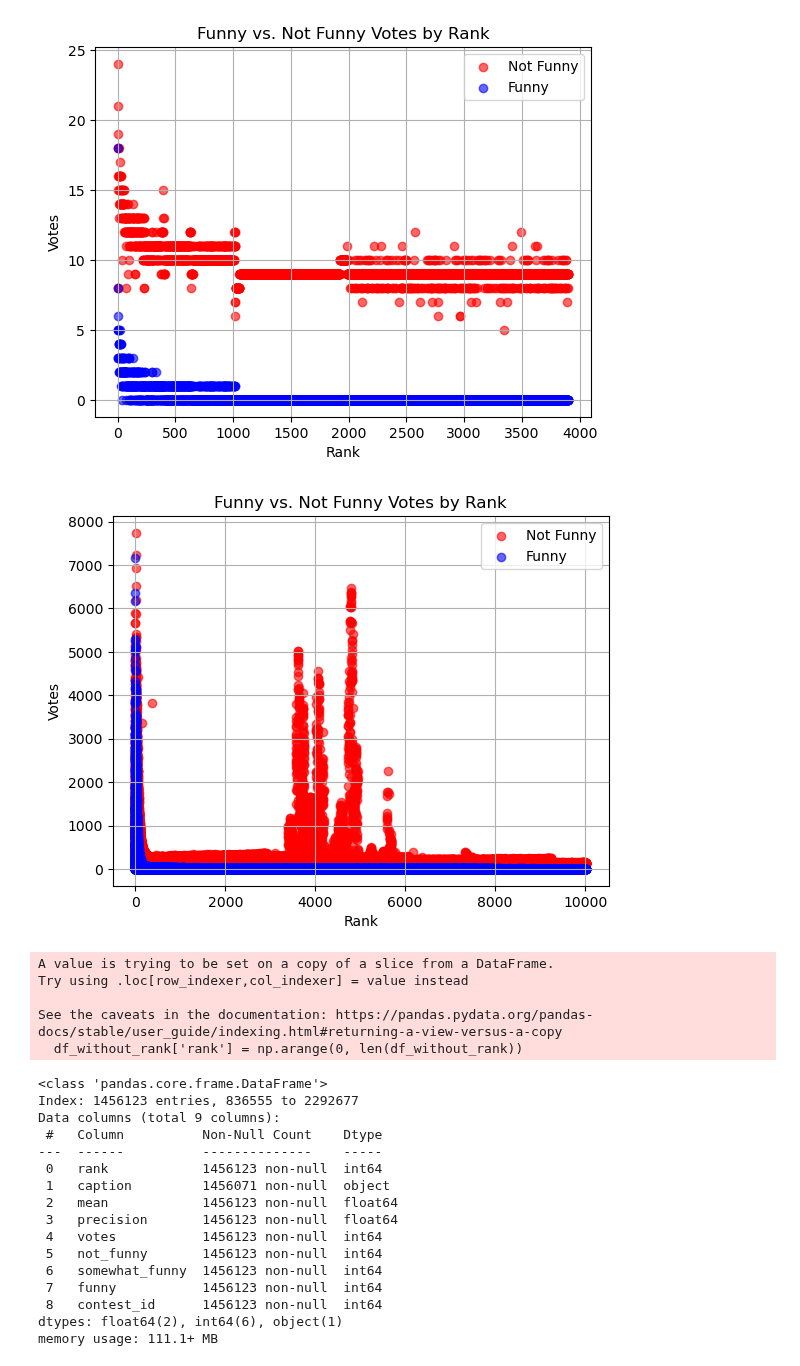
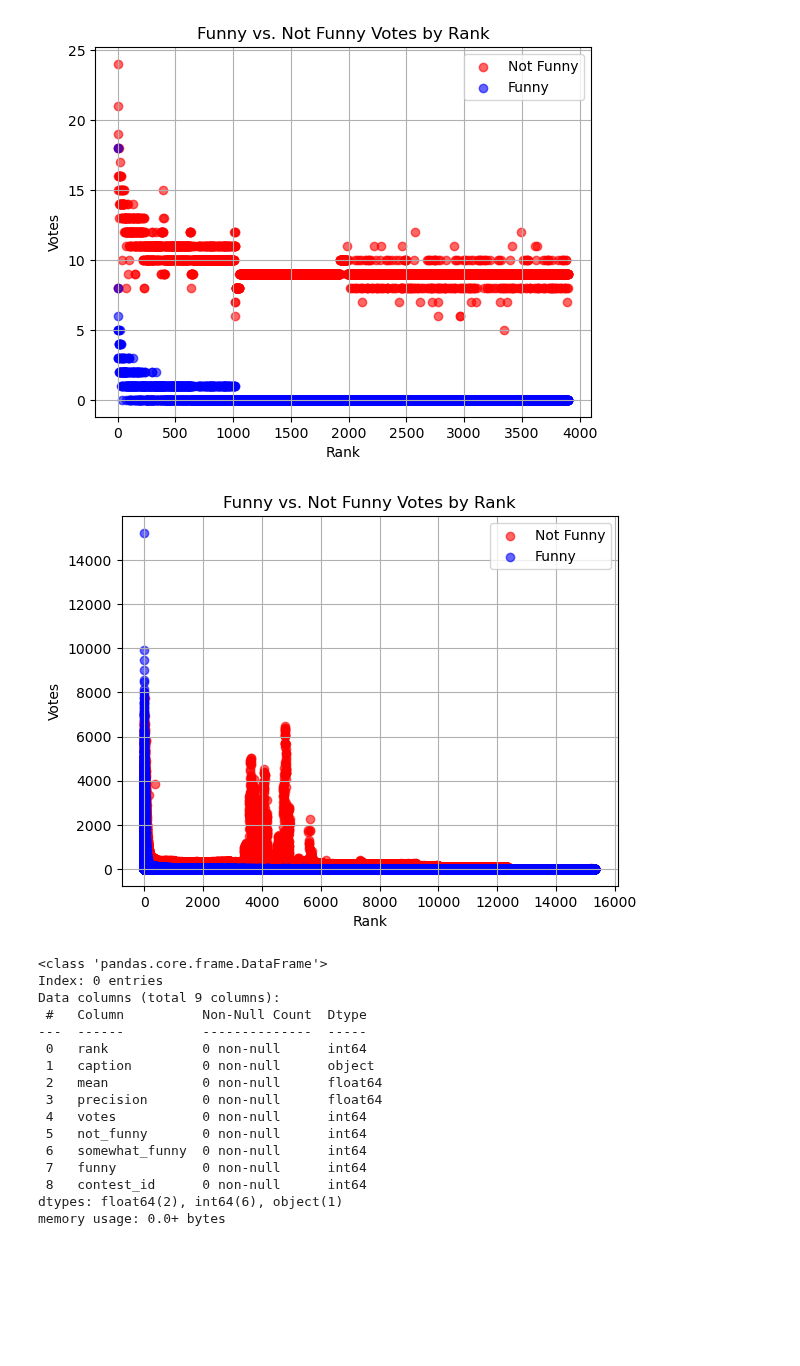
Before and after one commit to epfl-ada/ada-2025-project-data_dinosaur, a Jupyter notebook: load_csv.ipynb, the cells around one changed output. Saved outputs shown, nothing was run; the diff lists cells and outputs as text; code cells hidden in the pictures; blank space fills up the shorter version.

```diff
--- a/load_csv.ipynb
+++ b/load_csv.ipynb
@@ -5,6 +5,8 @@ import os, sys
 import matplotlib.pyplot as plt
 # %%
 #rank,caption,mean,precision,votes,not_funny,somewhat_funny,funny
+
+
 
 path = "./data/newyorker_caption_contest/data/"
 dirs = os.listdir(path)
@@ -17,15 +19,21 @@ data_frames = []
 for file in files:
 
     data = pd.read_csv(file, sep=',')
-    data['contest_id'] = os.path.split(file)[-1]
+    file_number_csv =  os.path.split(file)[-1]
+    file_number = int(file_number_csv.replace('.csv', ''))
+    data['contest_id'] = file_number #add a column with the contest id
+    # starting from 660 the rank is nolonger shown, but comparing it with https://nextml.github.io/caption-contest-data/dashboards/883.html
+    # we can assume that the order is the rank
+    if file_number >= 660:
+        data.insert(0, 'rank', np.arange(0, len(data)))
     data_frames.append(data)
 
 df = pd.concat(data_frames, ignore_index=True)
 
 
 
-df['contest_id'] = df['contest_id'].str.replace('.csv', '')  # Remove '.csv' from values
-df['contest_id'] = df['contest_id'].astype(int)  # Remove '.csv' from values
+#df['contest_id'] = df['contest_id'].str.replace('.csv', '')  # Remove '.csv' from values
+#df['contest_id'] = df['contest_id'].astype(int)  # Remove '.csv' from values
 # %%
 #df['rank'] = df['rank'].astype(int)
 
@@ -66,3 +74,11 @@ memory usage: 157.4+ MB
 2292678 rows × 9 columns
+# %%
+# get rid of empty captions
+# get rid of broken captions
+
+# find not complete parts   e.g 63867
+
+df_cleaned = df[df['caption'].notnull()]
+df_cleaned = df_cleaned[~df_cleaned['caption'].str.contains(r'[\r\n]', regex=True)]
 # %%
 # Assuming 'df' is your DataFrame
@@ -93,9 +109,8 @@ plt.show()
 # %% [output]
 [figure]
 # %%
-# prove that the missing ranks in the datasets from 660 onwards are actually still just ranks
 
-df_with_rank = df[df['rank'].notnull()]
+df_with_rank = df_cleaned[df_cleaned['rank'].notnull()]
 
 # Scatter plot for "not funny" votes
 plt.scatter(df_with_rank['rank'], df_with_rank['not_funny'], color='red', label='Not Funny', alpha=0.6)
@@ -104,52 +119,47 @@ plt.scatter(df_with_rank['rank'], df_with_rank['not_funny'], color='red', label=
 plt.scatter(df_with_rank['rank'], df_with_rank['funny'], color='blue', label='Funny', alpha=0.6)
 
 # Adding titles and labels
 plt.title('Funny vs. Not Funny Votes by Rank')
 plt.xlabel('Rank')
 plt.ylabel('Votes')
 plt.legend()  # Show legend
 plt.grid(True)  # Optional: Adding grid for better readability
 plt.show()
 
 df_without_rank = df[df['rank'].isnull()]
 # index is rank
 df_without_rank['rank'] = np.arange(0, len(df_without_rank))
 df_without_rank.info()
 
 
 # Scatter plot for "not funny" votes
 plt.scatter(df_without_rank['rank'], df_without_rank['not_funny'], color='red', label='Not Funny', alpha=0.6)
 
 # Scatter plot for "funny" votes
 plt.scatter(df_without_rank['rank'], df_without_rank['funny'], color='blue', label='Funny', alpha=0.6)
 
 # Adding titles and labels
 plt.title('Funny vs. Not Funny Votes by Rank')
 plt.xlabel('Rank')
 plt.ylabel('Votes')
 plt.legend()  # Show legend
 plt.grid(True)  # Optional: Adding grid for better readability
 #plt.show()
 # %% [output]
-[figure, old version]
+[figure, new version]
-A value is trying to be set on a copy of a slice from a DataFrame.
-Try using .loc[row_indexer,col_indexer] = value instead
-
-See the caveats in the documentation: https://pandas.pydata.org/pandas-docs/stable/user_guide/indexing.html#returning-a-view-versus-a-copy
-  df_without_rank['rank'] = np.arange(0, len(df_without_rank))
+<class 'pandas.core.frame.DataFrame'>
+Index: 0 entries
+Data columns (total 9 columns):
+ #   Column          Non-Null Count  Dtype
+---  ------          --------------  -----
+ 0   rank            0 non-null      int64
+ 1   caption         0 non-null      object
+ 2   mean            0 non-null      float64
+ 3   precision       0 non-null      float64
+ 4   votes           0 non-null      int64
+ 5   not_funny       0 non-null      int64
+ 6   somewhat_funny  0 non-null      int64
+ 7   funny           0 non-null      int64
+ 8   contest_id      0 non-null      int64
+dtypes: float64(2), int64(6), object(1)
+memory usage: 0.0+ bytes
-<class 'pandas.core.frame.DataFrame'>
-Index: 1456123 entries, 836555 to 2292677
-Data columns (total 9 columns):
- #   Column          Non-Null Count    Dtype
----  ------          --------------    -----
- 0   rank            1456123 non-null  int64
- 1   caption         1456071 non-null  object
- 2   mean            1456123 non-null  float64
- 3   precision       1456123 non-null  float64
- 4   votes           1456123 non-null  int64
- 5   not_funny       1456123 non-null  int64
- 6   somewhat_funny  1456123 non-null  int64
- 7   funny           1456123 non-null  int64
- 8   contest_id      1456123 non-null  int64
-dtypes: float64(2), int64(6), object(1)
-memory usage: 111.1+ MB
```
Also changed, not shown: parts of 9 cells of this notebook, 2 other files.
